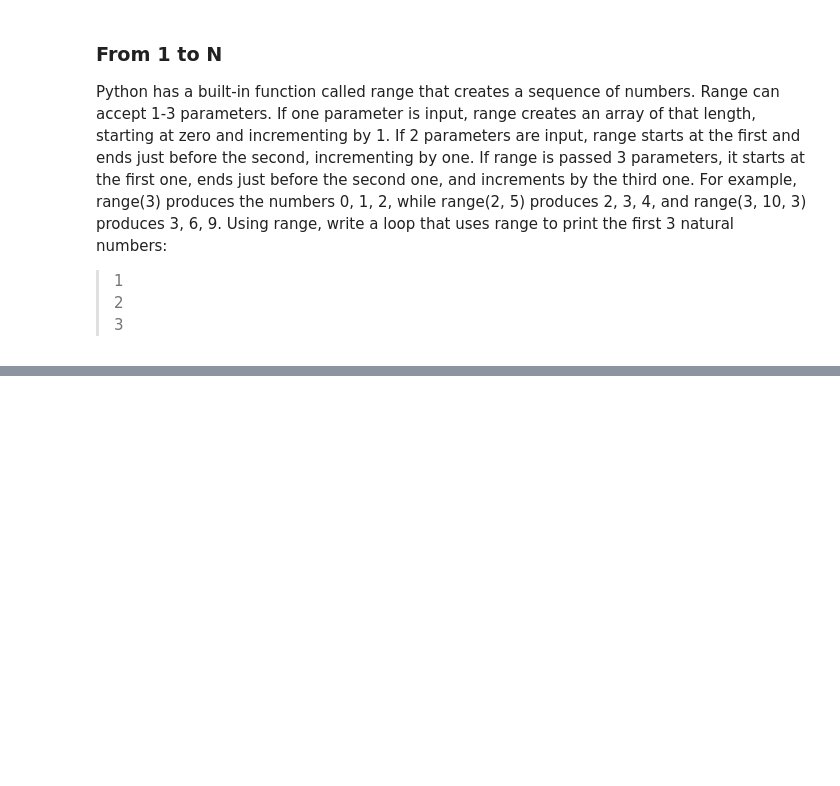
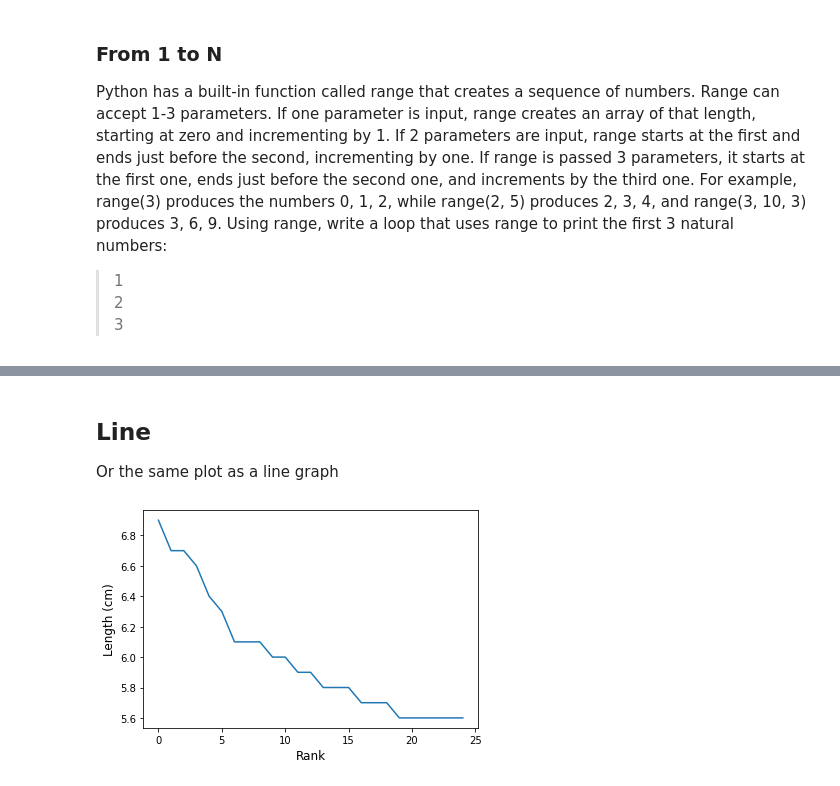
Before and after one commit to russodanielp/intro_cheminformatics, a Jupyter notebook: Lab 03 - Basic Python/lab.ipynb, the cells around one changed output, grey strips where cells are left out. Saved outputs shown, nothing was run; the diff lists cells and outputs as text; code cells hidden in the pictures; blank space fills up the shorter version.

```diff
--- a/Lab 03 - Basic Python/lab.ipynb
+++ b/Lab 03 - Basic Python/lab.ipynb
@@ -265,0 +315,15 @@ np.loadtxt(...)
+# %% [markdown]
+## Line
+
+Or the same plot as a line graph
+# %%
+fig, ax = plt.subplots()
+
+ax.plot(list(range(values_sorted.shape[0])), values_sorted)
+
+ax.set_xlabel('Rank', fontsize=12)
+ax.set_ylabel('Length (cm)', fontsize=12)
+
+plt.show()
+# %% [output]
+[figure, added]
```
Also changed, not shown: parts of 68 cells of this notebook.
